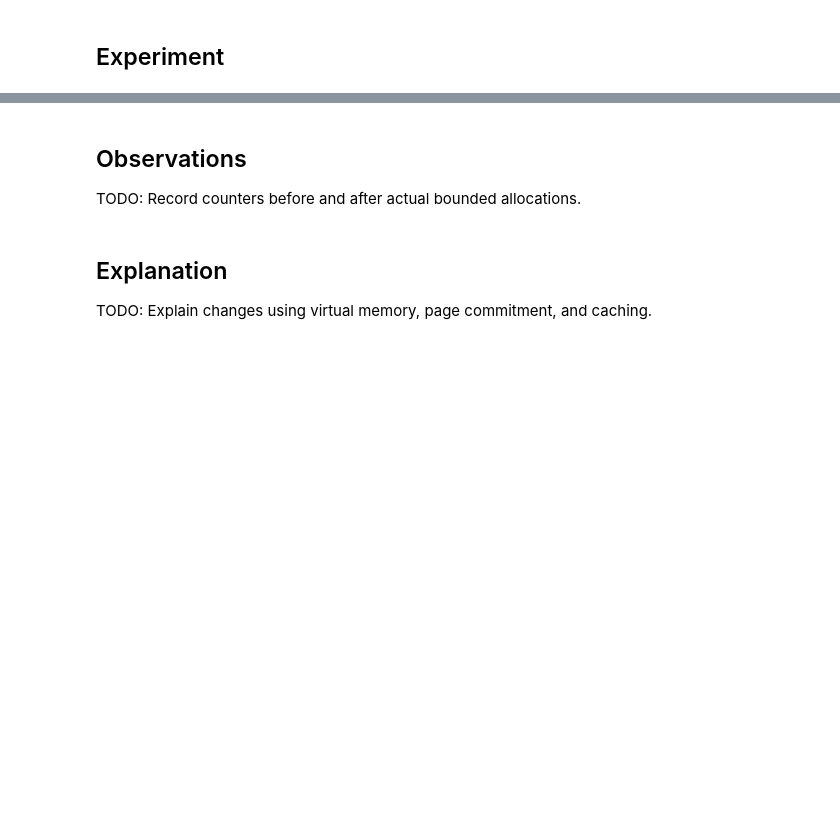
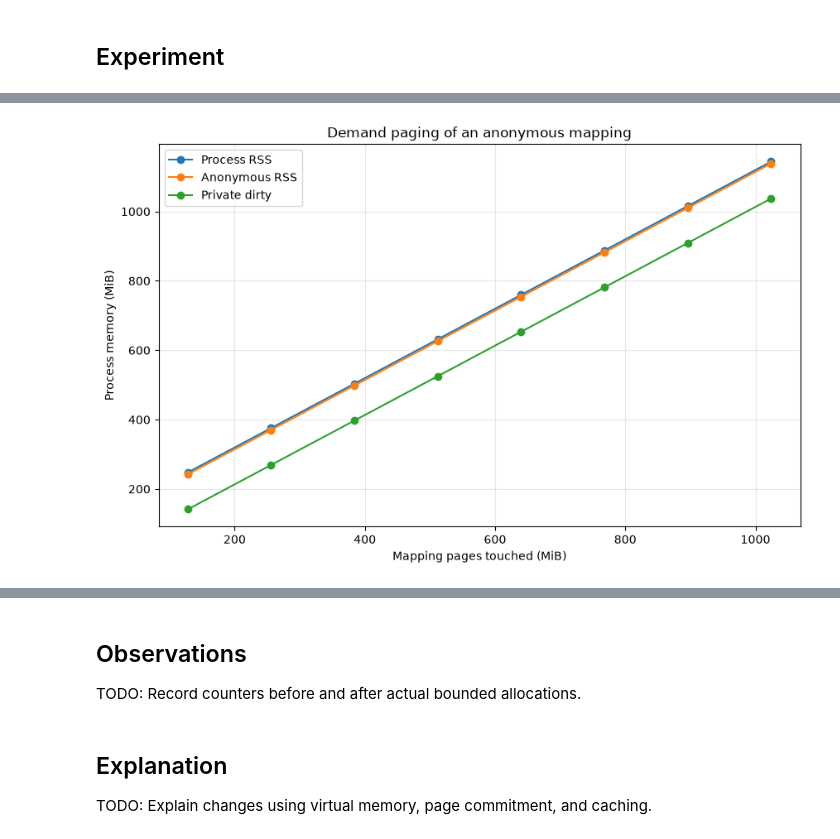
Before and after one commit to coert/dgx-spark-lab, a Jupyter notebook: experiments/00-foundations/03-linux-memory.ipynb, the cells around one changed output, grey strips where cells are left out. Saved outputs shown, nothing was run; the diff lists cells and outputs as text; code cells hidden in the pictures; blank space fills up the shorter version.

Commit message:
Add anonymous memory demand paging experiment

```diff
--- a/experiments/00-foundations/03-linux-memory.ipynb
+++ b/experiments/00-foundations/03-linux-memory.ipynb
@@ -50,0 +437,16 @@ print(read_proc_file("meminfo")[:1000])
+# %%
+anonymous_results = pd.DataFrame(anonymous_snapshots)
+
+anonymous_results[
+    [
+        "stage",
+        "process_VmSize_mib",
+        "process_VmRSS_mib",
+        "process_RssAnon_mib",
+        "smaps_Anonymous_mib",
+        "smaps_Private_Dirty_mib",
+        "system_MemAvailable_mib",
+        "system_AnonPages_mib",
+        "system_PageTables_mib",
+    ]
+]
@@ -50,0 +506,42 @@ print(read_proc_file("meminfo")[:1000])
+# %%
+import matplotlib.pyplot as plt
+
+
+touch_rows = anonymous_results[
+    anonymous_results["stage"].str.startswith("touched")
+].copy()
+
+touch_rows["touched_mib"] = touch_rows["stage"].str.extract(r"(\d+)")[0].astype(float)
+
+figure, axis = plt.subplots(figsize=(10, 6))
+
+axis.plot(
+    touch_rows["touched_mib"],
+    touch_rows["process_VmRSS_mib"],
+    marker="o",
+    label="Process RSS",
+)
+
+axis.plot(
+    touch_rows["touched_mib"],
+    touch_rows["process_RssAnon_mib"],
+    marker="o",
+    label="Anonymous RSS",
+)
+
+axis.plot(
+    touch_rows["touched_mib"],
+    touch_rows["smaps_Private_Dirty_mib"],
+    marker="o",
+    label="Private dirty",
+)
+
+axis.set_xlabel("Mapping pages touched (MiB)")
+axis.set_ylabel("Process memory (MiB)")
+axis.set_title("Demand paging of an anonymous mapping")
+axis.grid(True, alpha=0.3)
+axis.legend()
+
+plt.show()
+# %% [output]
+[figure, added]
```
Also changed, not shown: parts of 15 cells of this notebook.
